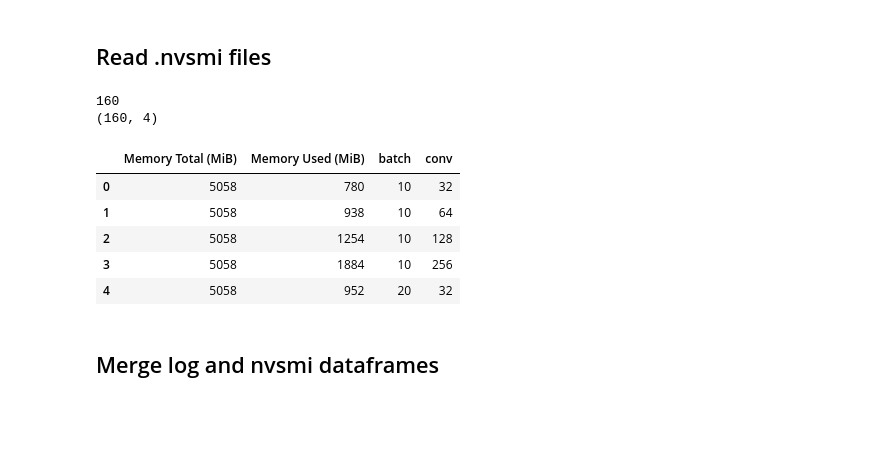
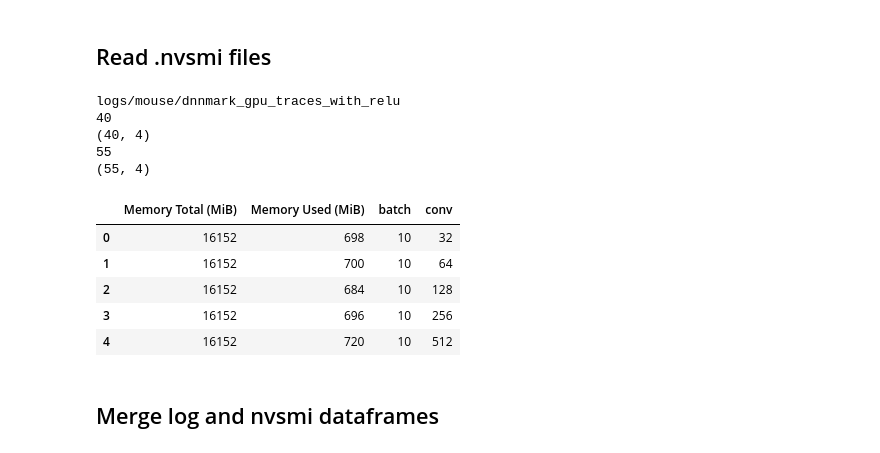
Before and after one commit to shidong-ai/DNNMark, a Jupyter notebook: 20180619_dnn_bwd_conv_series.ipynb, the cells around one changed output. Saved outputs shown, nothing was run; the diff lists cells and outputs as text; code cells hidden in the pictures; blank space fills up the shorter version.

```diff
--- a/20180619_dnn_bwd_conv_series.ipynb
+++ b/20180619_dnn_bwd_conv_series.ipynb
@@ -62,13 +48,12 @@ from cycler import cycler
 from random import randint
 import math
 # %%
-batch_conv_pattern = re.compile(r"b\s*(\d+)\s+conv\s*([0-9\.]+)")
 output_pattern = re.compile(r"Total running time\(ms\): ([0-9\.\e\+]+)")
-filename_pattern=re.compile(r"^dnn_bwd_conv_conv([0-9]+)_bs([0-9]+)\.log$")
-
+filename_pattern=re.compile(r"^dnn_test_bwd_composed_model_conv([0-9]+)_bs([0-9]+)\.log$")
+columns=["conv","batch"]
 pars = {
-    "batch_conv_pattern": batch_conv_pattern,
     "output_pattern" : output_pattern,
     "filename_pattern" : filename_pattern,
+    "columns":columns
 }
 # %%
@@ -104,11 +98,7 @@ dfconvs.head()
 # %% [markdown]
 ## Read .nvsmi files
 # %%
-conv_batch_pattern = re.compile(r"dnn_bwd_conv_conv(\d+)_bs(\d+)\.log\.nvsmi")
-filename_pattern = conv_batch_pattern
-
 def readNVSMIfiles(logdir,pars):
-    conv_batch_pattern = pars["conv_batch_pattern"]
     filename_pattern = pars["filename_pattern"]
     list_command = "ls -1 "+logdir
     nvsmi_files=[]
@@ -123,46 +113,52 @@ def readNVSMIfiles(logdir,pars):
 
     columns=["time","GPU","Memory Total (MiB)","Memory Used (MiB)","batch","conv"]
     df_nvsmi = pd.DataFrame(data=None,columns=columns)
     ind = 0 # DataFrame row numebr (index)
     for lf in nvsmi_files:
         logfile = lf.strip(" \n")
         df = pd.read_csv(logfile,names=columns)
         df["Memory Used (MiB)"] = df["Memory Used (MiB)"].astype(np.int)
         # Get MAX from Memory Used values, leave only one row
         df.sort_values(by="Memory Used (MiB)",inplace=True,ascending=False)
         df.reset_index(drop=True,inplace=True)
         df = df.iloc[:1]
-        m = conv_batch_pattern.search(logfile)
+        m = filename_pattern.search(logfile)
         bs = 0
         conv = 0
         if m:
             bs = m.group(2)
             conv = m.group(1)
         df["batch"] = bs
         df["conv"] = conv
         if df.shape[0] > 0:
             df_nvsmi = pd.concat([df_nvsmi,df])
     df_nvsmi.reset_index(drop=True,inplace=True)
     df_nvsmi.drop(["time","GPU"],axis=1,inplace=True)
     df_nvsmi[["batch","conv","Memory Total (MiB)", "Memory Used (MiB)"]] = df_nvsmi[["batch","conv","Memory Total (MiB)", "Memory Used (MiB)"]].astype(np.int)
     df_nvsmi.sort_values(by=["batch","conv"],inplace=True,ascending=True)
     df_nvsmi.reset_index(drop=True,inplace=True)
     return df_nvsmi
 
-pars = {"conv_batch_pattern":conv_batch_pattern,
-        "filename_pattern":filename_pattern }
-df_nvsmi = readNVSMIfiles(logdir,pars)
-print df_nvsmi.shape
-df_nvsmi.head()
+print logdirm
+filename_pattern = re.compile(r"dnn_test_bwd_composed_model_conv(\d+)_bs(\d+)\.log\.nvsmi")
+pars = {"filename_pattern":filename_pattern }
+dfm_nvsmi = readNVSMIfiles(logdirm,pars)
+print dfm_nvsmi.shape
+dfv_nvsmi = readNVSMIfiles(logdirv,pars)
+print dfv_nvsmi.shape
+dfv_nvsmi.head()
 # %% [output]
-160
-(160, 4)
+logs/mouse/dnnmark_gpu_traces_with_relu
+40
+(40, 4)
+55
+(55, 4)
 |  | Memory Total (MiB) | Memory Used (MiB) | batch | conv |
-| 0 | 5058 | 780 | 10 | 32 |
-| 1 | 5058 | 938 | 10 | 64 |
-| 2 | 5058 | 1254 | 10 | 128 |
-| 3 | 5058 | 1884 | 10 | 256 |
-| 4 | 5058 | 952 | 20 | 32 |
+| 0 | 16152 | 698 | 10 | 32 |
+| 1 | 16152 | 700 | 10 | 64 |
+| 2 | 16152 | 684 | 10 | 128 |
+| 3 | 16152 | 696 | 10 | 256 |
+| 4 | 16152 | 720 | 10 | 512 |
 # %% [markdown]
 ## Merge log and nvsmi dataframes
 # %%
```
Also changed, not shown: parts of 3 cells of this notebook, 2 other files.
